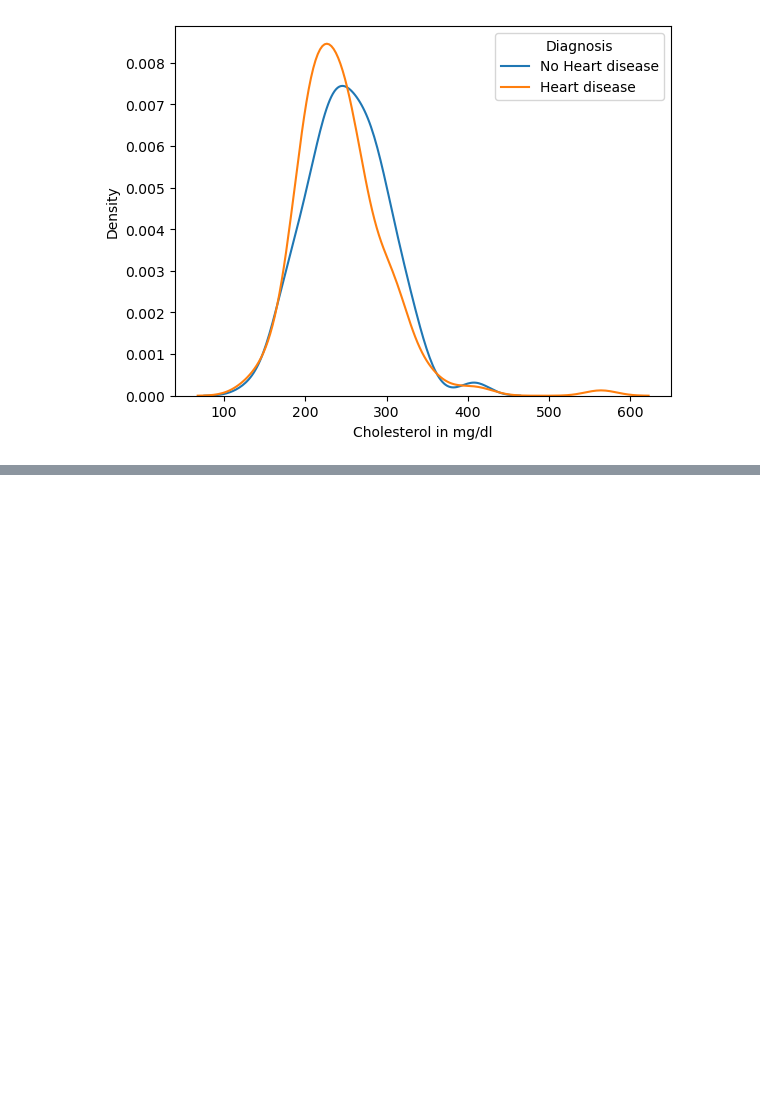
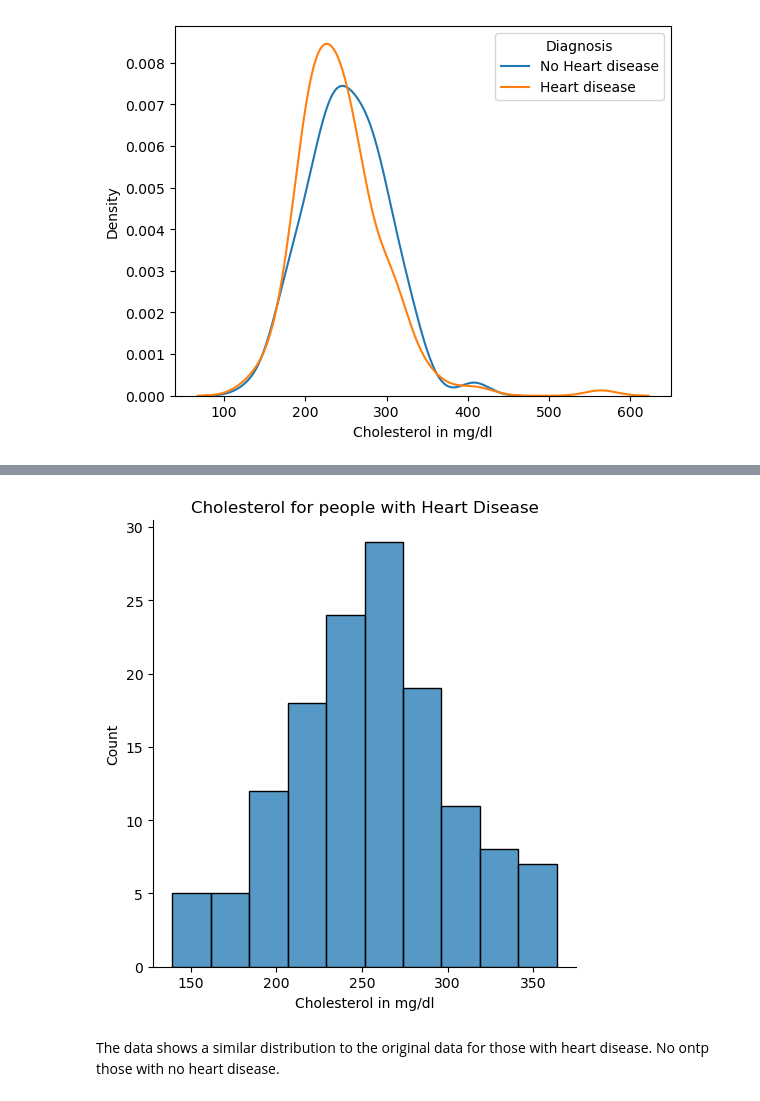
Before and after one commit to frankquinn89/PROGRAMMING_FOR_DATA_ANALYSIS, a Jupyter notebook: project.ipynb, the cells around one changed output, grey strips where cells are left out. Drawn from its saved outputs; the diff is of its cells as text; code cells hidden in the pictures; blank space fills up the shorter version.

```diff
--- a/project.ipynb
+++ b/project.ipynb
@@ -430,0 +467,11 @@ mplot.show()
+# %%
+# There are total 297 rows in original data set. 46% have heart disease and 54% do not. Lets use this % split for the 300 rows of new data set.
+colestrol_heart_disease = np.random.normal(250, 49, 138)
+sb.displot(colestrol_heart_disease, bins=10)
+mplot.title("Cholesterol for people with Heart Disease")
+mplot.xlabel("Cholesterol in mg/dl")
+mplot.show()
+# %% [output]
+[figure, added]
+# %% [markdown]
+The data shows a similar distribution to the original data for those with heart disease. No ontp those with no heart disease.
```
Also changed, not shown: parts of 9 cells of this notebook.
